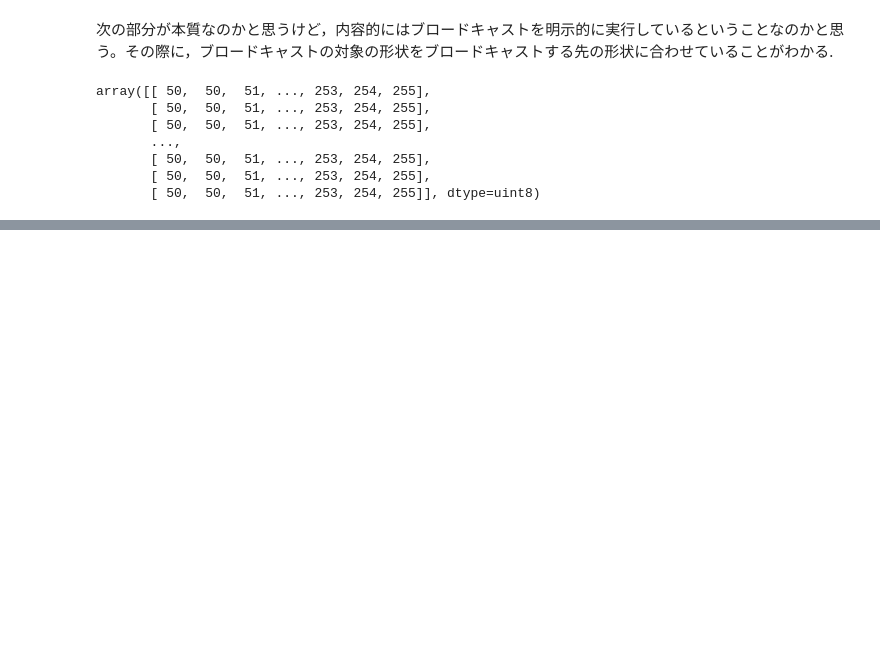
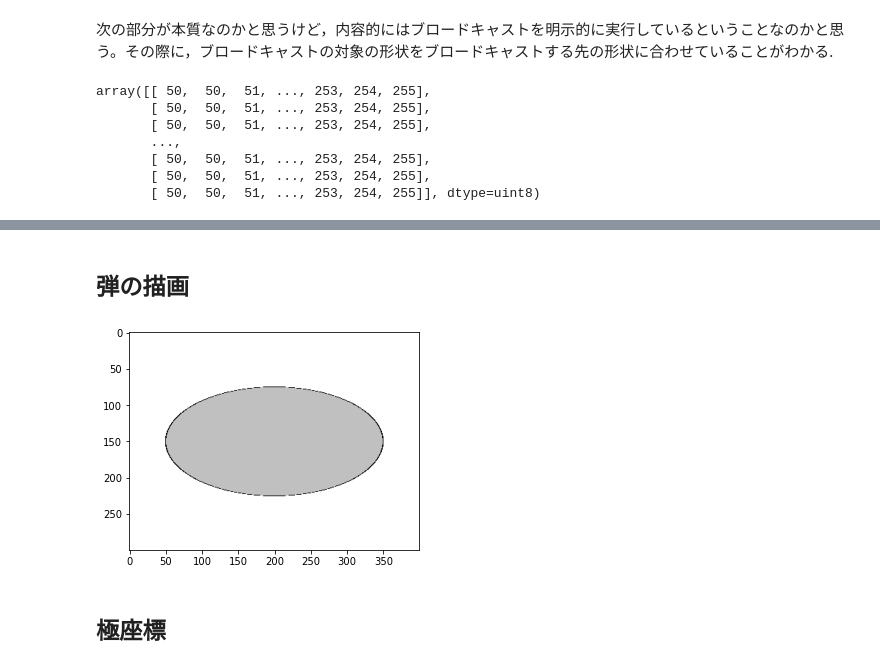
Before and after one commit to nonsabotage/numpy_infinity, a Jupyter notebook: ch04_テンソルと画像処理.ipynb, the cells around one changed output, grey strips where cells are left out. Saved outputs shown, nothing was run; the diff lists cells and outputs as text; code cells hidden in the pictures; blank space fills up the shorter version.

```diff
--- a/ch04_テンソルと画像処理.ipynb
+++ b/ch04_テンソルと画像処理.ipynb
@@ -240,0 +292,17 @@ array([[ 50,  50,  51, ..., 253, 254, 255],
+# %% [markdown]
+## 弾の描画
+# %%
+img = np.full((300, 400), 255, dtype = np.uint8)
+y_ind, x_ind = np.indices(img.shape)
+
+v = (x_ind - 200) ** 2 / 150 ** 2 + (y_ind - 150) ** 2 / 75 ** 2
+img[v <= 1] = 192
+
+border_mask = np.logical_and(v >= .995 ** 2, v <= 1.005 ** 2)
+img[border_mask ] = 0
+
+gray_show(img)
+# %% [output]
+[figure, added]
+# %% [markdown]
+## 極座標
```
Also changed, not shown: parts of 24 cells of this notebook.
